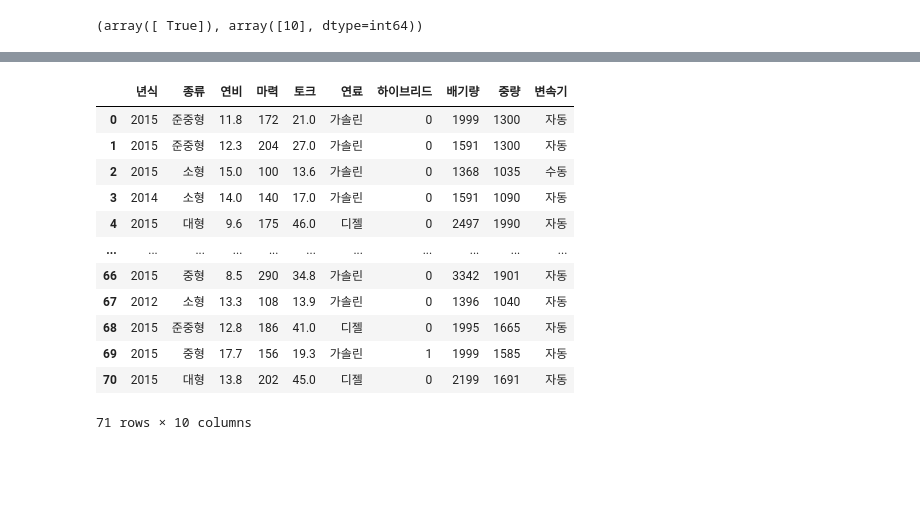
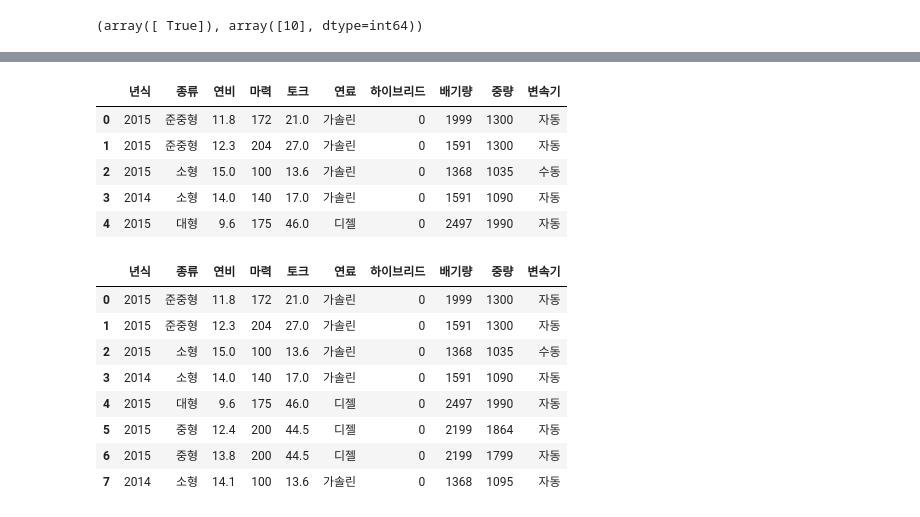
Before and after one commit to dlsco123/mtvs_base, a Jupyter notebook: fourth.ipynb, the cells around one changed output, grey strips where cells are left out. Saved outputs shown, nothing was run; the diff lists cells and outputs as text; code cells hidden in the pictures; blank space fills up the shorter version.

```diff
--- a/fourth.ipynb
+++ b/fourth.ipynb
@@ -261,16 +254,22 @@ y_test = test_df['가격']
 # %%
-x_train
+x_train.head()
 # %% [output]
 |  | 년식 | 종류 | 연비 | 마력 | 토크 | 연료 | 하이브리드 | 배기량 | 중량 | 변속기 |
 | 0 | 2015 | 준중형 | 11.8 | 172 | 21.0 | 가솔린 | 0 | 1999 | 1300 | 자동 |
 | 1 | 2015 | 준중형 | 12.3 | 204 | 27.0 | 가솔린 | 0 | 1591 | 1300 | 자동 |
 | 2 | 2015 | 소형 | 15.0 | 100 | 13.6 | 가솔린 | 0 | 1368 | 1035 | 수동 |
 | 3 | 2014 | 소형 | 14.0 | 140 | 17.0 | 가솔린 | 0 | 1591 | 1090 | 자동 |
 | 4 | 2015 | 대형 | 9.6 | 175 | 46.0 | 디젤 | 0 | 2497 | 1990 | 자동 |
-| ... | ... | ... | ... | ... | ... | ... | ... | ... | ... | ... |
-| 66 | 2015 | 중형 | 8.5 | 290 | 34.8 | 가솔린 | 0 | 3342 | 1901 | 자동 |
-| 67 | 2012 | 소형 | 13.3 | 108 | 13.9 | 가솔린 | 0 | 1396 | 1040 | 자동 |
-| 68 | 2015 | 준중형 | 12.8 | 186 | 41.0 | 디젤 | 0 | 1995 | 1665 | 자동 |
-| 69 | 2015 | 중형 | 17.7 | 156 | 19.3 | 가솔린 | 1 | 1999 | 1585 | 자동 |
-| 70 | 2015 | 대형 | 13.8 | 202 | 45.0 | 디젤 | 0 | 2199 | 1691 | 자동 |
-71 rows × 10 columns
+# %%
+np.unique(x_train['종류'])
+x_train.head(8)
+# %% [output]
+|  | 년식 | 종류 | 연비 | 마력 | 토크 | 연료 | 하이브리드 | 배기량 | 중량 | 변속기 |
+| 0 | 2015 | 준중형 | 11.8 | 172 | 21.0 | 가솔린 | 0 | 1999 | 1300 | 자동 |
+| 1 | 2015 | 준중형 | 12.3 | 204 | 27.0 | 가솔린 | 0 | 1591 | 1300 | 자동 |
+| 2 | 2015 | 소형 | 15.0 | 100 | 13.6 | 가솔린 | 0 | 1368 | 1035 | 수동 |
+| 3 | 2014 | 소형 | 14.0 | 140 | 17.0 | 가솔린 | 0 | 1591 | 1090 | 자동 |
+| 4 | 2015 | 대형 | 9.6 | 175 | 46.0 | 디젤 | 0 | 2497 | 1990 | 자동 |
+| 5 | 2015 | 중형 | 12.4 | 200 | 44.5 | 디젤 | 0 | 2199 | 1864 | 자동 |
+| 6 | 2015 | 중형 | 13.8 | 200 | 44.5 | 디젤 | 0 | 2199 | 1799 | 자동 |
+| 7 | 2014 | 소형 | 14.1 | 100 | 13.6 | 가솔린 | 0 | 1368 | 1095 | 자동 |
```
Also changed, not shown: parts of 28 cells of this notebook.
